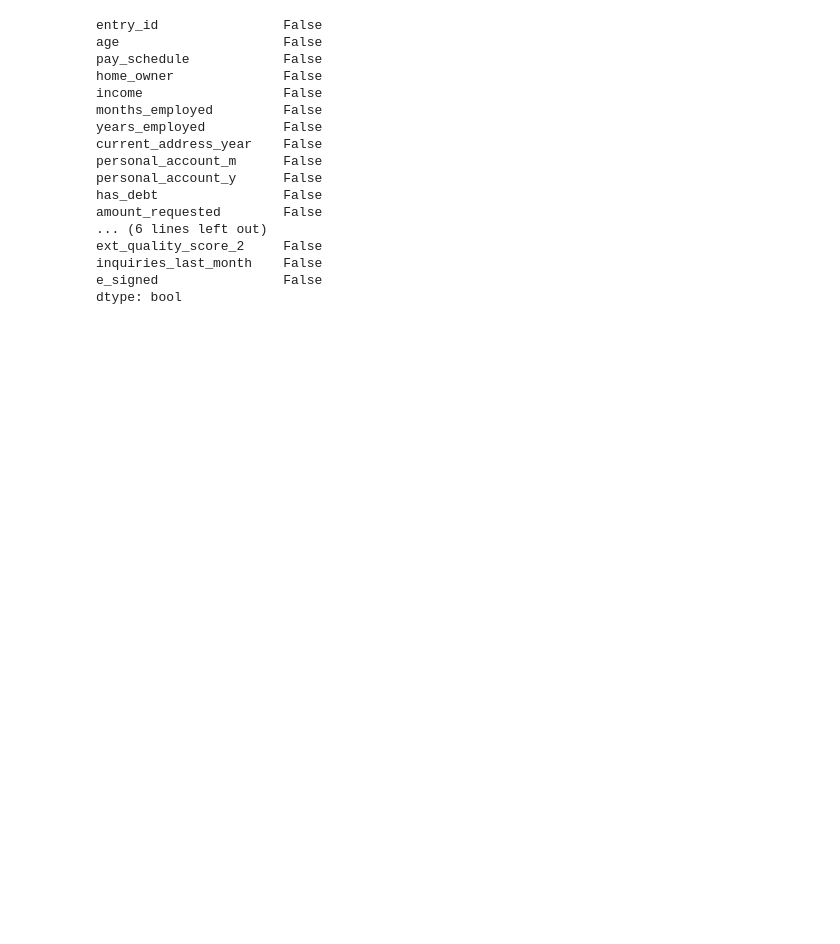
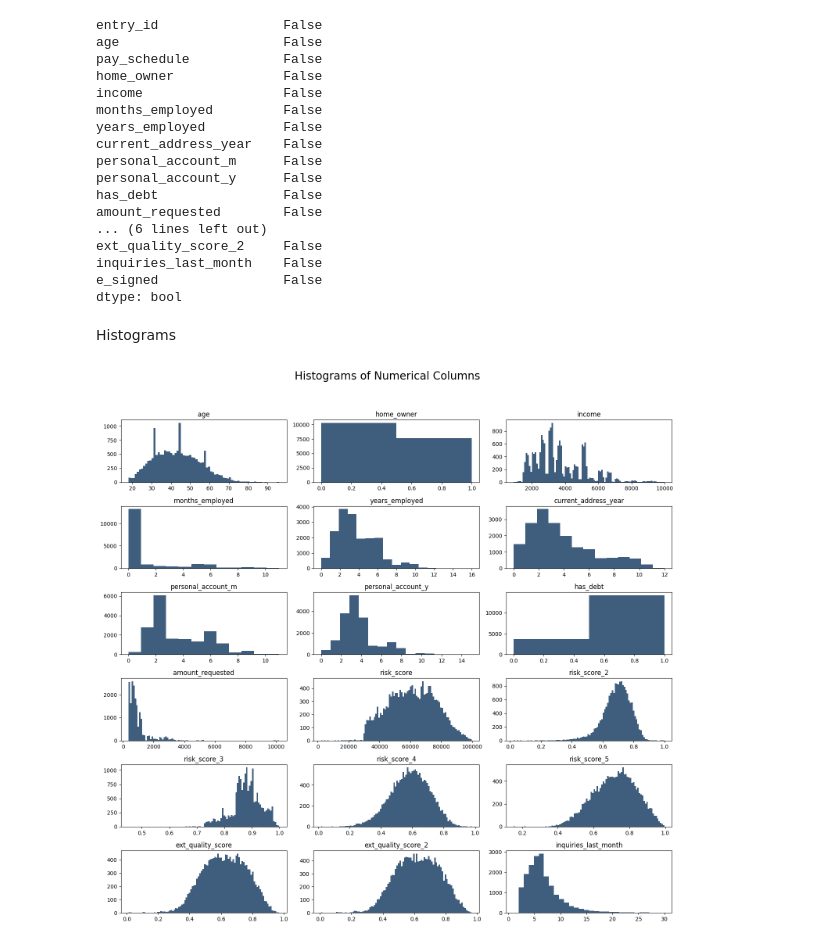
Before and after one commit to Devansh-Gupta-Official/likelihood-e-signing-loan, a Jupyter notebook: likelihood.ipynb, the cells around one changed output. Saved outputs shown, nothing was run; the diff lists cells and outputs as text; code cells hidden in the pictures; blank space fills up the shorter version.

Commit message:
plotting histogram

```diff
--- a/likelihood.ipynb
+++ b/likelihood.ipynb
@@ -60,3 +60,24 @@ ext_quality_score_2     False
 inquiries_last_month    False
 e_signed                False
 dtype: bool
+# %% [markdown]
+Histograms
+# %%
+df_temp = df.drop(columns=['entry_id','pay_schedule','e_signed'])
+# %%
+plt.figure(figsize=(15,15))
+plt.suptitle('Histograms of Numerical Columns',fontsize=20)
+for i in range(1,df_temp.shape[1]+1):
+    plt.subplot(6,3,i)
+    f = plt.gca()
+    f.set_title(df_temp.columns.values[i-1])
+
+    vals = np.size(df_temp.iloc[:,i-1].unique())
+    if vals>=100:
+        vals=100
+
+    plt.hist(df_temp.iloc[:,i-1],bins=vals,color='#3F5D7D')
+
+plt.tight_layout(rect = [0,0.03,1,0.95])
+# %% [output]
+[figure, added]
```
Also changed, not shown: parts of 1 cell of this notebook.
